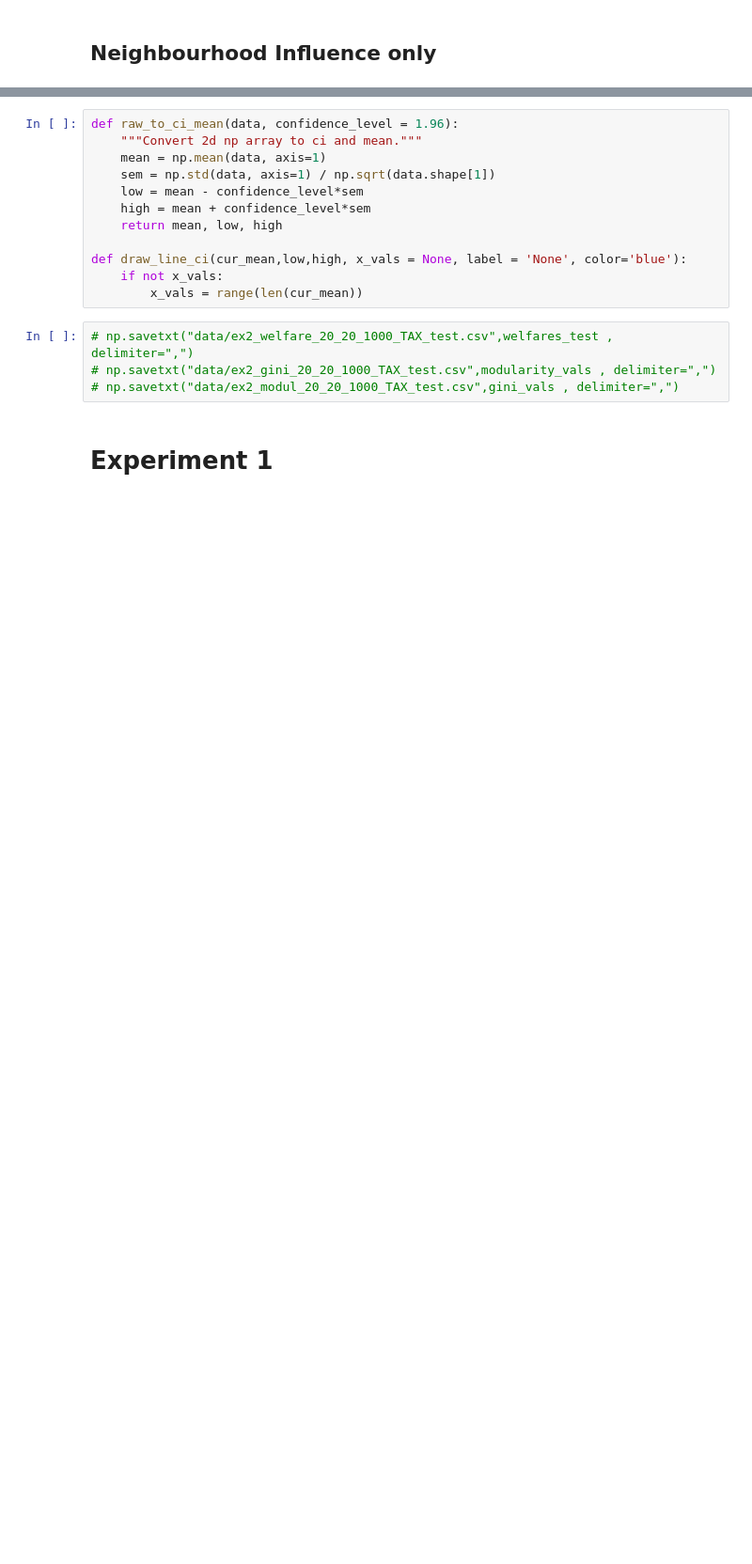
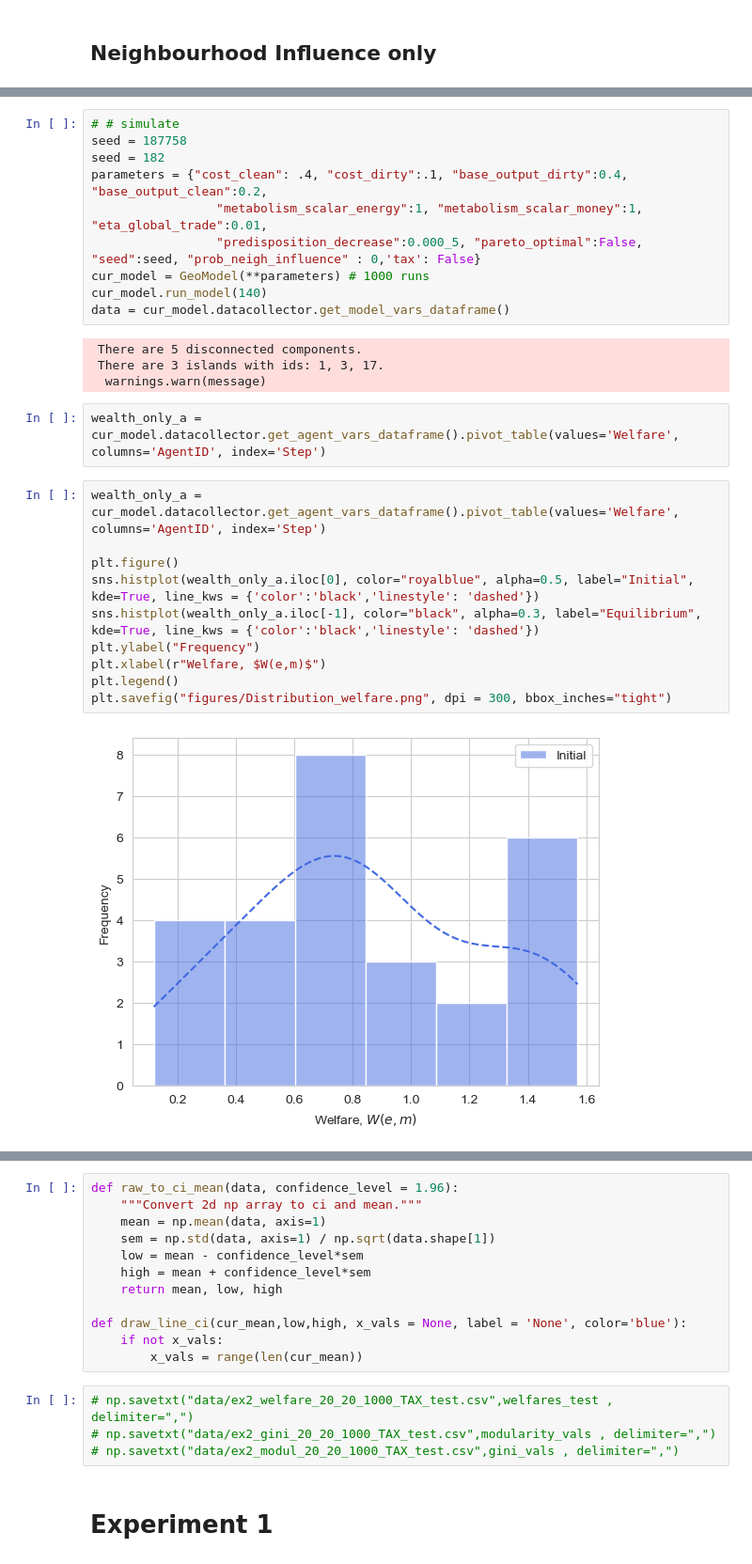
Before and after one commit to PaulHosek/Agent_based_modeling, a Jupyter notebook: Experiments.ipynb, the cells around one changed output, grey strips where cells are left out. Shown at 94% size. Cells and saved outputs as stored; diff of their text form; blank space fills up the shorter version.

Commit message:
- if dirty

```diff
--- a/Experiments.ipynb
+++ b/Experiments.ipynb
@@ -37,3 +38,31 @@ import matplotlib as mpl
 #         gini_vals[idx2, idx1] = data.Gini_welfare
 #
 #     print("sim", idx1+2)
+# %%
+# # simulate
+seed = 187758
+seed = 182
+parameters = {"cost_clean": .4, "cost_dirty":.1, "base_output_dirty":0.4, "base_output_clean":0.2,
+                 "metabolism_scalar_energy":1, "metabolism_scalar_money":1, "eta_global_trade":0.01,
+                 "predisposition_decrease":0.000_5, "pareto_optimal":False, "seed":seed, "prob_neigh_influence" : 0,'tax': False}
+cur_model = GeoModel(**parameters) # 1000 runs
+cur_model.run_model(140)
+data = cur_model.datacollector.get_model_vars_dataframe()
+# %% [output]
+ There are 5 disconnected components.
+ There are 3 islands with ids: 1, 3, 17.
+  warnings.warn(message)
+# %%
+wealth_only_a = cur_model.datacollector.get_agent_vars_dataframe().pivot_table(values='Welfare', columns='AgentID', index='Step')
+# %%
+wealth_only_a = cur_model.datacollector.get_agent_vars_dataframe().pivot_table(values='Welfare', columns='AgentID', index='Step')
+
+plt.figure()
+sns.histplot(wealth_only_a.iloc[0], color="royalblue", alpha=0.5, label="Initial", kde=True, line_kws = {'color':'black','linestyle': 'dashed'})
+sns.histplot(wealth_only_a.iloc[-1], color="black", alpha=0.3, label="Equilibrium", kde=True, line_kws = {'color':'black','linestyle': 'dashed'})
+plt.ylabel("Frequency")
+plt.xlabel(r"Welfare, $W(e,m)$")
+plt.legend()
+plt.savefig("figures/Distribution_welfare.png", dpi = 300, bbox_inches="tight")
+# %% [output]
+[figure, added]
```
Also changed, not shown: parts of 16 cells of this notebook, 4 other files.
